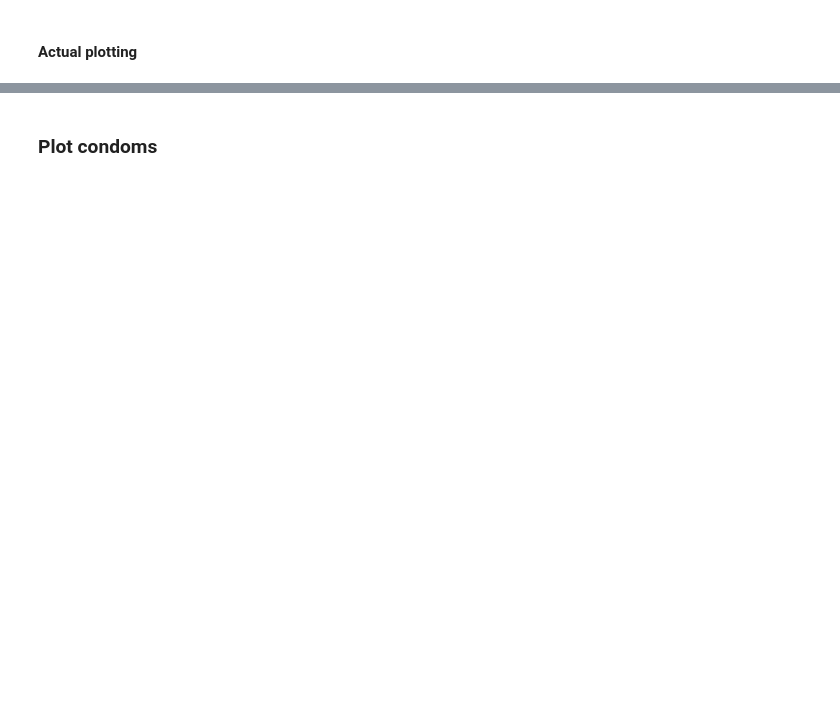
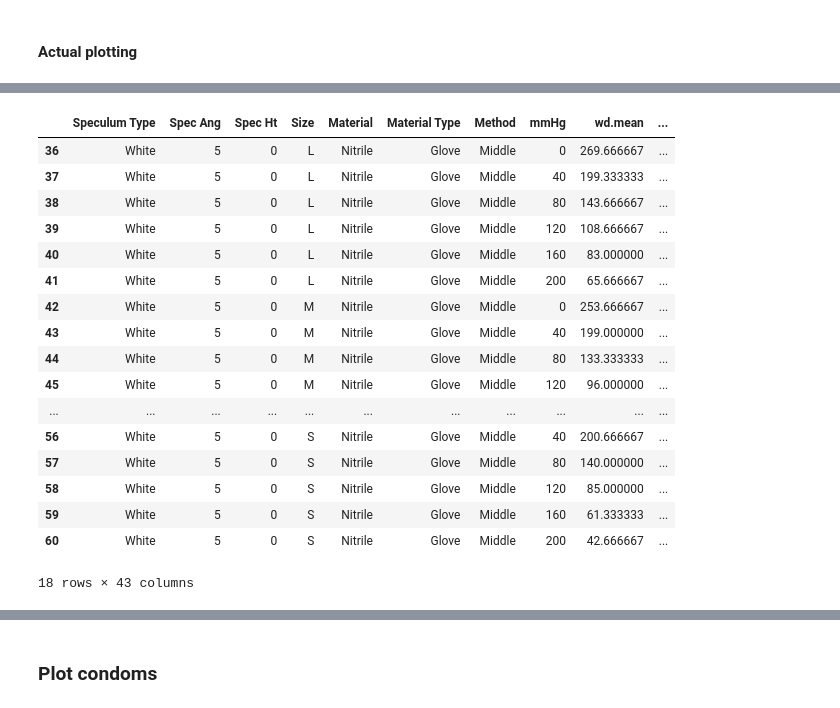
Before and after one commit to ryerrabelli/SpeculumAnalysis, a Jupyter notebook: src/notebooks/Labelbox_analysis.ipynb, the cells around one changed output, grey strips where cells are left out. Drawn from its saved outputs; the diff is of its cells as text; code cells hidden in the pictures; blank space fills up the shorter version.

```diff
--- a/src/notebooks/Labelbox_analysis.ipynb
+++ b/src/notebooks/Labelbox_analysis.ipynb
@@ -332,0 +385,9 @@ df_agg_long_flat.to_csv("data/04_aggregated/combined_df_agg_long_flat.csv")
+# %%
+df_long = pd.read_pickle(  "data/03_processed/combined_df_long.pkl")
+df_wide = pd.read_pickle(  "data/03_processed/combined_df_wide.pkl")
+df_wide_flat = pd.read_pickle(  "data/03_processed/combined_df_wide_flat.pkl")
+
+df_agg_long = pd.read_pickle("data/04_aggregated/combined_df_agg_long.pkl")
+df_agg_long_flat = pd.read_pickle("data/04_aggregated/combined_df_agg_long_flat.pkl")
+
+df_multiindex = pd.read_pickle("data/03_processed/combined_df_multiindex"+".pkl")
@@ -712,3 +704,6 @@ def customize_figure(fig, width=640, height=360, by_mmHg=True) -> dict:
 [interactive output not drawn]
 # %% [markdown]
 #### Actual plotting
+# %%
+df_sampled
+# %% [output]
@@ -715 +711,19 @@ def customize_figure(fig, width=640, height=360, by_mmHg=True) -> dict:
+|  | Speculum Type | Spec Ang | Spec Ht | Size | Material | Material Type | Method | mmHg | wd.mean | ... |
+| 36 | White | 5 | 0 | L | Nitrile | Glove | Middle | 0 | 269.666667 | ... |
+| 37 | White | 5 | 0 | L | Nitrile | Glove | Middle | 40 | 199.333333 | ... |
+| 38 | White | 5 | 0 | L | Nitrile | Glove | Middle | 80 | 143.666667 | ... |
+| 39 | White | 5 | 0 | L | Nitrile | Glove | Middle | 120 | 108.666667 | ... |
+| 40 | White | 5 | 0 | L | Nitrile | Glove | Middle | 160 | 83.000000 | ... |
+| 41 | White | 5 | 0 | L | Nitrile | Glove | Middle | 200 | 65.666667 | ... |
+| 42 | White | 5 | 0 | M | Nitrile | Glove | Middle | 0 | 253.666667 | ... |
+| 43 | White | 5 | 0 | M | Nitrile | Glove | Middle | 40 | 199.000000 | ... |
+| 44 | White | 5 | 0 | M | Nitrile | Glove | Middle | 80 | 133.333333 | ... |
+| 45 | White | 5 | 0 | M | Nitrile | Glove | Middle | 120 | 96.000000 | ... |
+| ... | ... | ... | ... | ... | ... | ... | ... | ... | ... | ... |
+| 56 | White | 5 | 0 | S | Nitrile | Glove | Middle | 40 | 200.666667 | ... |
+| 57 | White | 5 | 0 | S | Nitrile | Glove | Middle | 80 | 140.000000 | ... |
+| 58 | White | 5 | 0 | S | Nitrile | Glove | Middle | 120 | 85.000000 | ... |
+| 59 | White | 5 | 0 | S | Nitrile | Glove | Middle | 160 | 61.333333 | ... |
+| 60 | White | 5 | 0 | S | Nitrile | Glove | Middle | 200 | 42.666667 | ... |
+18 rows × 43 columns
 # %%
```
Also changed, not shown: parts of 29 cells of this notebook, 38 other files.
